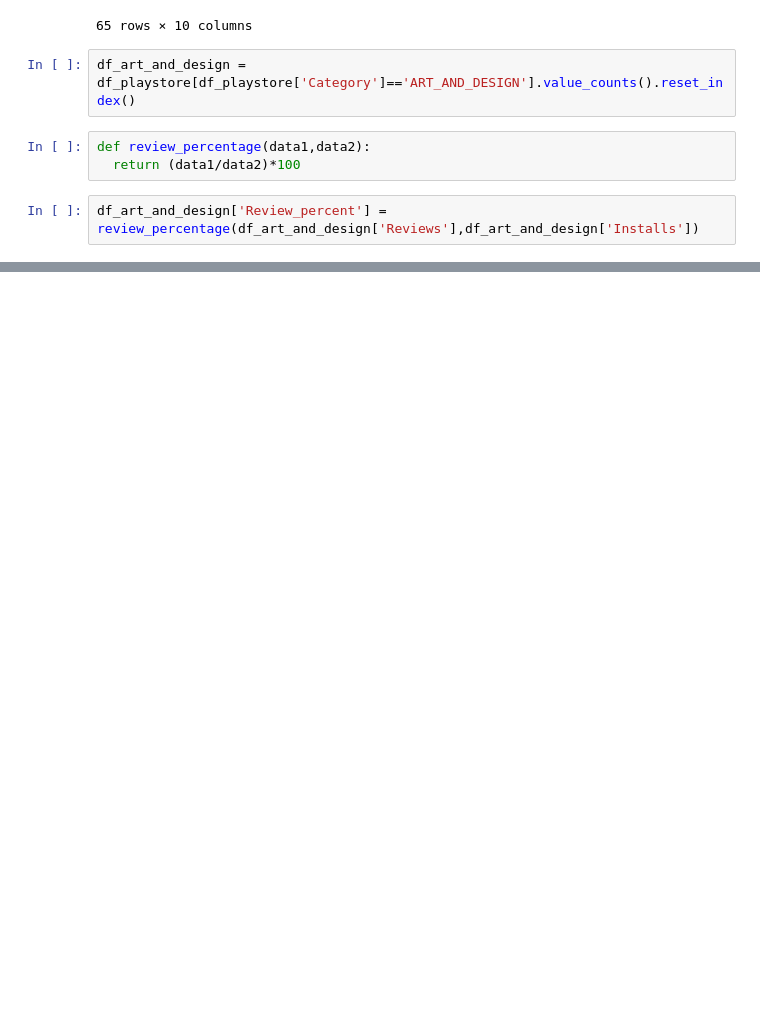
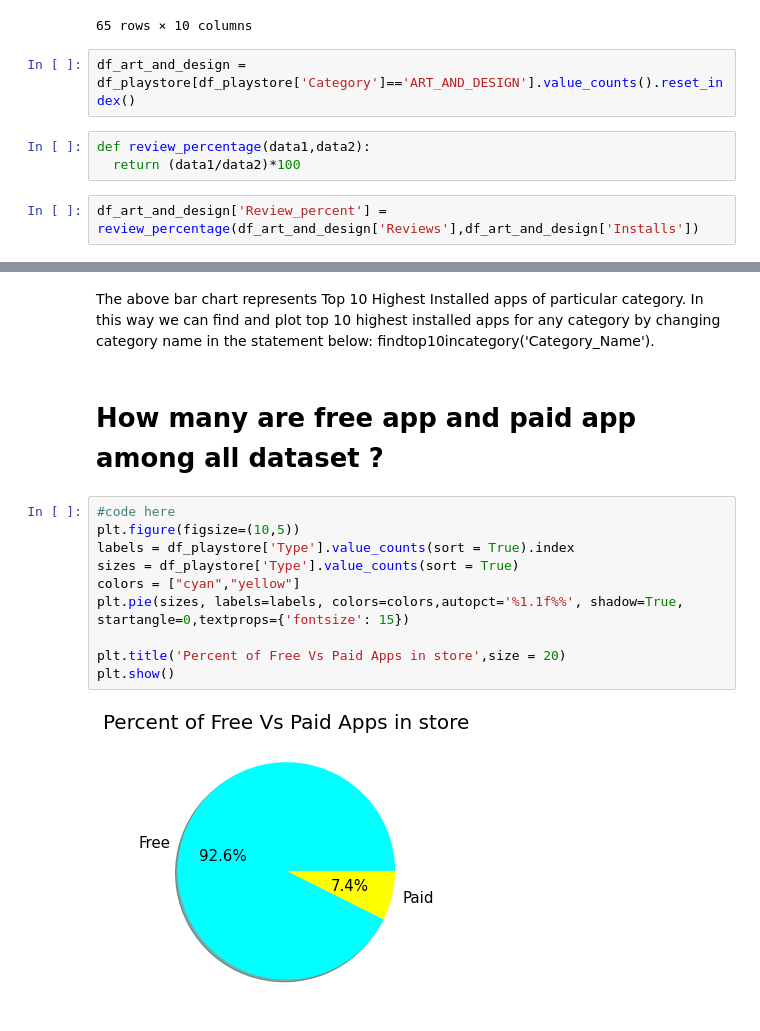
Before and after one commit to vikram0050/Play-Store-App-Review-Analysis-, a Jupyter notebook: Vikramaditya_Sah_Google_Play_Store_App_Review_Analysis_Capstone_Project.ipynb, the cells around one changed output, grey strips where cells are left out. Cells and saved outputs as stored; diff of their text form; blank space fills up the shorter version.

```diff
--- a/Vikramaditya_Sah_Google_Play_Store_App_Review_Analysis_Capstone_Project.ipynb
+++ b/Vikramaditya_Sah_Google_Play_Store_App_Review_Analysis_Capstone_Project.ipynb
@@ -361,0 +477,16 @@ df_art_and_design.head()
+# %% [markdown]
+The above bar chart represents Top 10 Highest Installed apps of particular category. In this way we can find and plot top 10 highest installed apps for any category by changing category name in the statement below: findtop10incategory('Category_Name').
+# %% [markdown]
+# How many are free app and paid app among all dataset ?
+# %%
+#code here
+plt.figure(figsize=(10,5))
+labels = df_playstore['Type'].value_counts(sort = True).index
+sizes = df_playstore['Type'].value_counts(sort = True)
+colors = ["cyan","yellow"]
+plt.pie(sizes, labels=labels, colors=colors,autopct='%1.1f%%', shadow=True, startangle=0,textprops={'fontsize': 15})
+
+plt.title('Percent of Free Vs Paid Apps in store',size = 20)
+plt.show()
+# %% [output]
+[figure, added]
```
Also changed, not shown: parts of 45 cells of this notebook.
